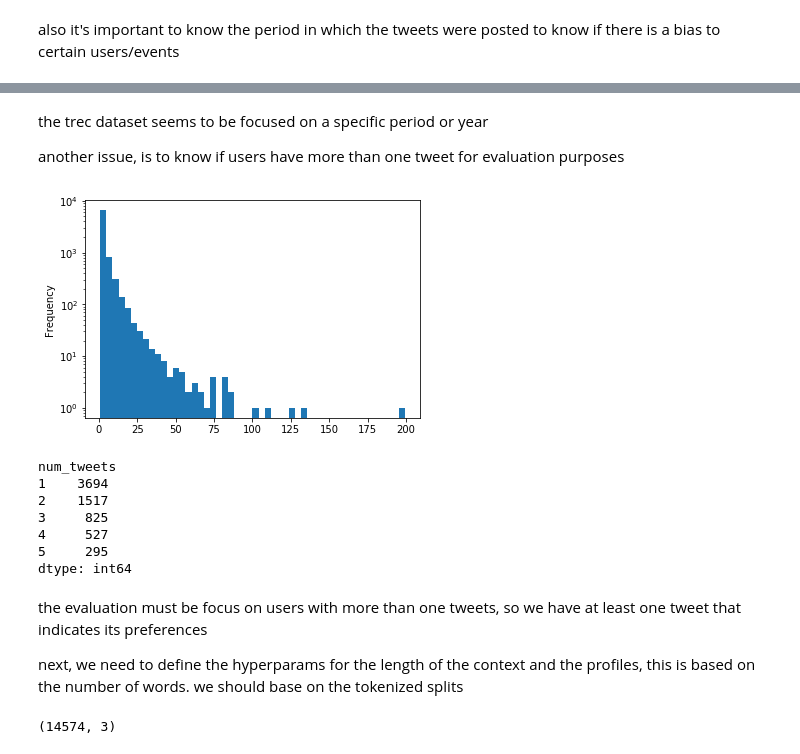
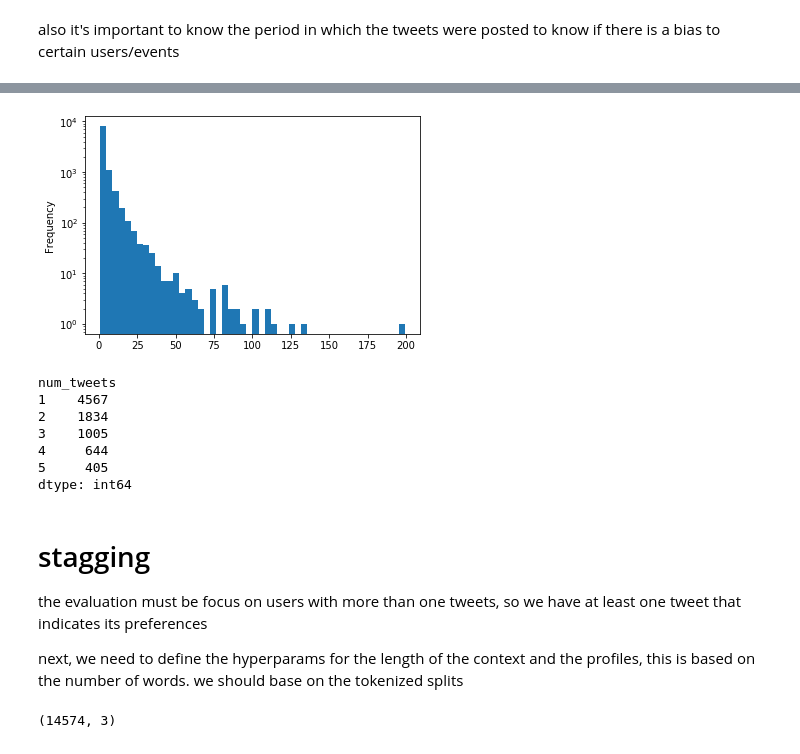
Before and after one commit to johnnytorres/recsys_twconv_s2s, a Jupyter notebook: analysis/eda_trec.ipynb, the cells around one changed output, grey strips where cells are left out. Saved outputs shown, nothing was run; the diff lists cells and outputs as text; code cells hidden in the pictures.

```diff
--- a/analysis/eda_trec.ipynb
+++ b/analysis/eda_trec.ipynb
@@ -34,4 +10,4 @@ Format: <Conversation ID>\t<Tweet ID>\t<Reply To Tweet ID>
 # %%
-data_dir= '~/data/microblog_conversation'
+data_dir= '~/data/twconv_2011_trec'
 # %%
 cols = ['conv_id' , 'id', 'reply_to_id']
@@ -57,2 +24,0 @@ we needed to collect the tweets since the original datasets only have ids, the m
-# %%
-data_dir= '~/data/twconv/trec'
@@ -59,5 +27,5 @@ data_dir= '~/data/twconv/trec'
 # %%
-path = os.path.join(data_dir, 'tweets_conv.csv')
-ds = pd.read_csv(path, dtype=object,parse_dates=['timestamp'])
+path = os.path.join(data_dir, 'conversations.csv')
+ds = pd.read_csv(path, dtype=object)
 ds.shape
 # %% [output]
@@ -78,26 +62,24 @@ ds.groupby(ds.timestamp.dt.date).size().plot()
-# %% [markdown]
-the trec dataset seems to be focused on a specific period or year
-
-another issue, is to know if users have more than one tweet for evaluation purposes
 # %%
-ds.groupby('screen_name').size().plot.hist(bins=50)
+ds.groupby('user_id').size().plot.hist(bins=50)
 plt.yscale('log')
 # %% [output]
-[figure, old version]
+[figure, new version]
 # %%
-tweets_user = ds.groupby('screen_name').size()
+tweets_user = ds.groupby('user_id').size()
 tweets_user = tweets_user.reset_index()
-tweets_user.columns = ['screen_name', 'num_tweets']
+tweets_user.columns = ['user_id', 'num_tweets']
 tweets_user.groupby('num_tweets').size().head()
 # %% [output]
 num_tweets
-1    3694
-2    1517
-3     825
-4     527
-5     295
+1    4567
+2    1834
+3    1005
+4     644
+5     405
 dtype: int64
 # %% [markdown]
+# stagging
+
 the evaluation must be focus on users with more than one tweets, so we have at least one tweet that indicates its  preferences
 
 next, we need to define the hyperparams for the length of the context and the profiles, this is based on the number of words.  we should base on the tokenized splits
```
Also changed, not shown: parts of 17 cells of this notebook, 9 other files.
